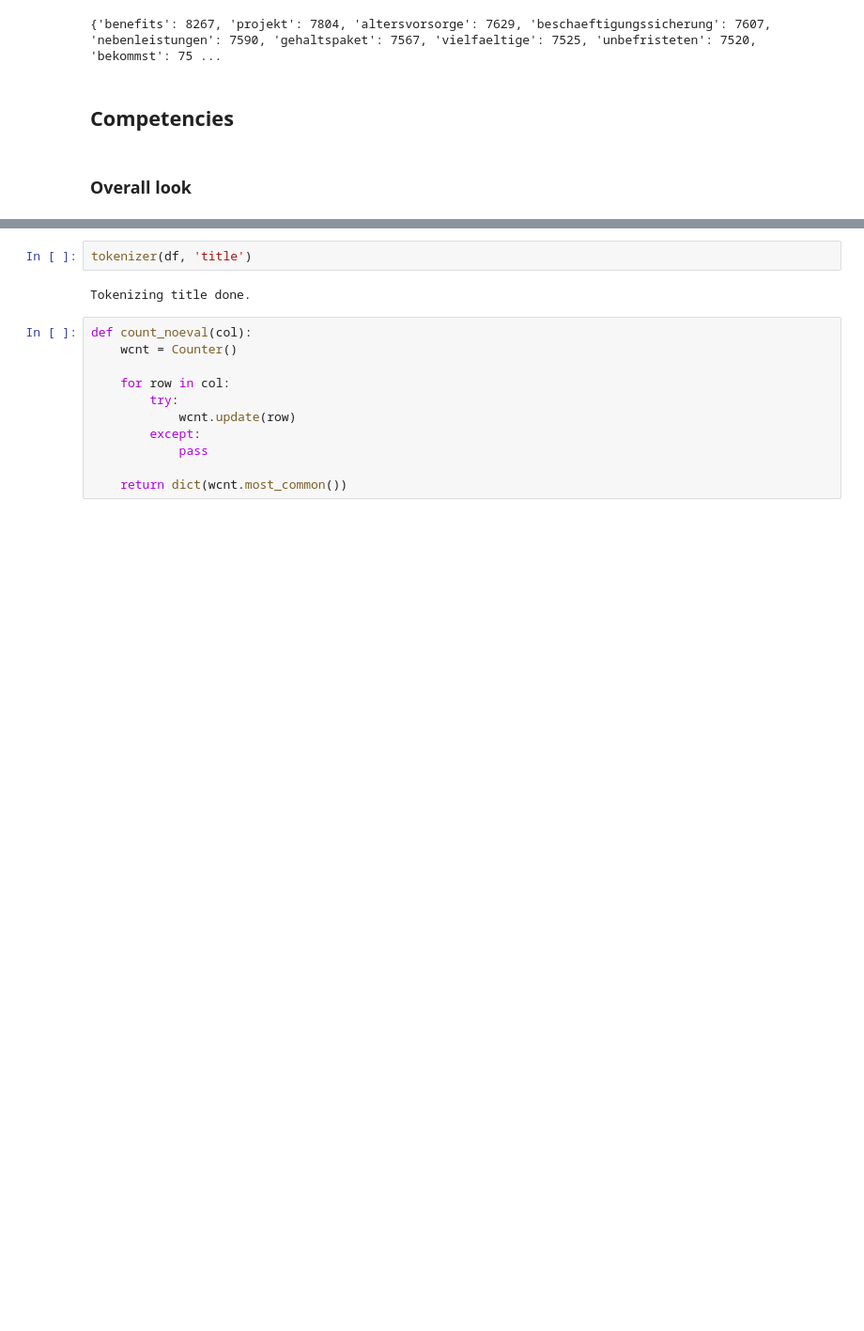
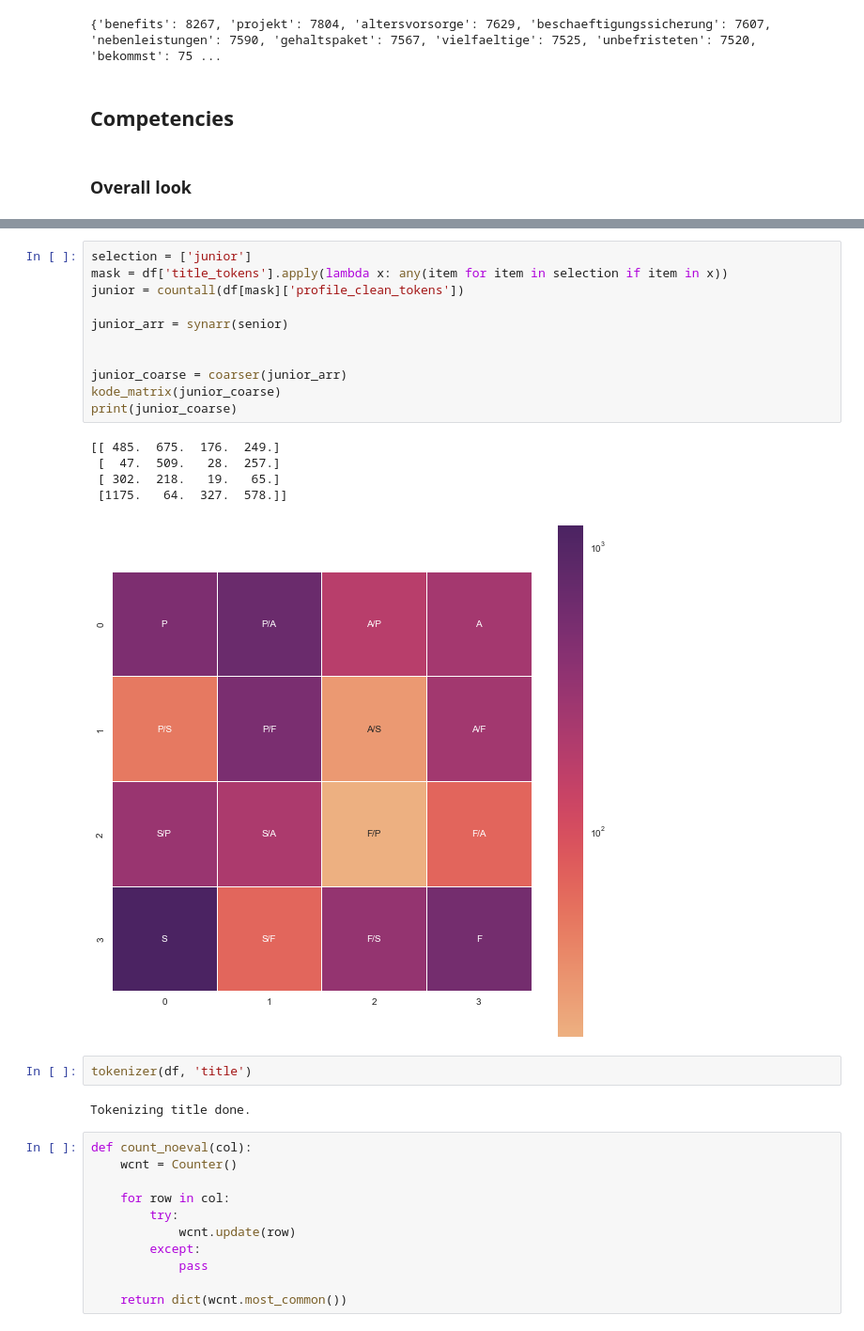
Before and after one commit to sharasivam/stellenanzeigen, a Jupyter notebook: story.ipynb, the cells around one changed output, grey strips where cells are left out. Shown at 94% size. Drawn from its saved outputs; the diff is of its cells as text; blank space fills up the shorter version.

```diff
--- a/story.ipynb
+++ b/story.ipynb
@@ -516,3 +546,20 @@ sns.heatmap(goho,
+# %%
+selection = ['junior']
+mask = df['title_tokens'].apply(lambda x: any(item for item in selection if item in x))
+junior = countall(df[mask]['profile_clean_tokens'])
+
+junior_arr = synarr(senior)
+
+
+junior_coarse = coarser(junior_arr)
+kode_matrix(junior_coarse)
+print(junior_coarse)
+# %% [output]
+[[ 485.  675.  176.  249.]
+ [  47.  509.   28.  257.]
+ [ 302.  218.   19.   65.]
+ [1175.   64.  327.  578.]]
+[figure, added]
 # %%
 tokenizer(df, 'title')
 # %% [output]
```
Also changed, not shown: parts of 7 cells of this notebook.
